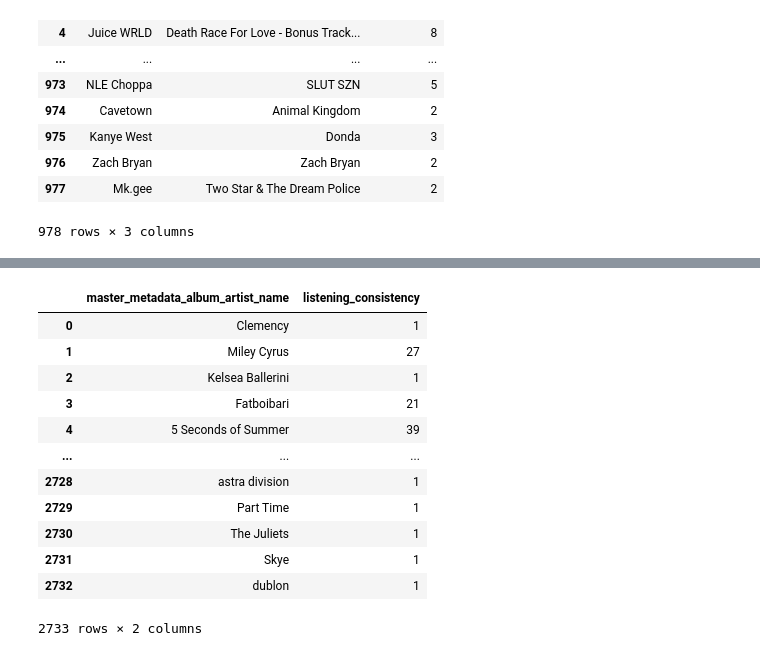
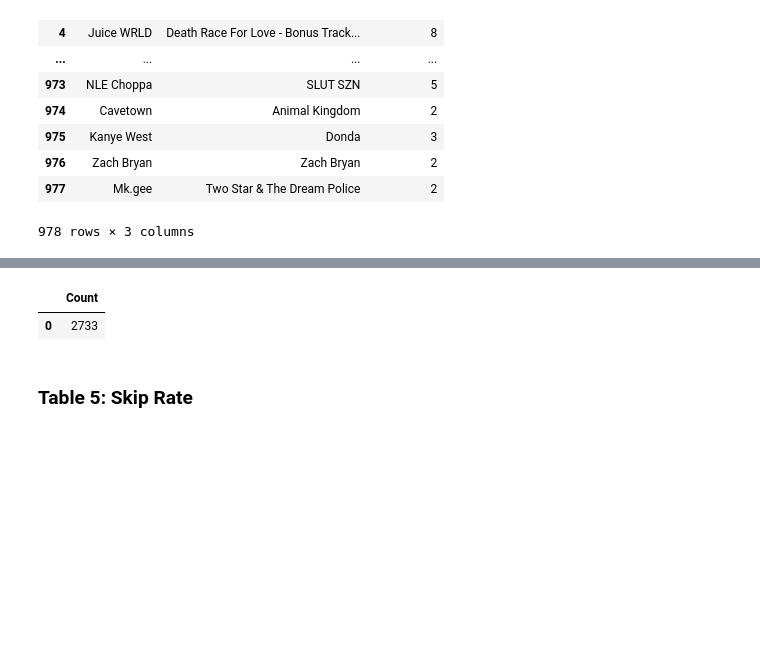
Before and after one commit to Saikeertanagubbala/Concerts4Superfans, a Jupyter notebook: json_cleaning.ipynb, the cells around one changed output, grey strips where cells are left out. Drawn from its saved outputs; the diff is of its cells as text; code cells hidden in the pictures; blank space fills up the shorter version.

```diff
--- a/json_cleaning.ipynb
+++ b/json_cleaning.ipynb
@@ -184,23 +159,14 @@ conn.execute("SELECT COUNT(*) AS play_count_per_artist,master_metadata_album_art
 # %%
 # Listening consistency — COUNT(DISTINCT month/year) per artist. Strongest superfan signal you have.
 # artist_name | months_active (Jan2019, Feb2019, March2020 -> counted up)
 # wallows     | 18
-conn.execute("SELECT master_metadata_album_artist_name, COUNT(DISTINCT strftime('%Y-%m', ts)) AS listening_consistency " \
+conn.execute("CREATE TABLE listening_consistency AS SELECT master_metadata_album_artist_name, COUNT(DISTINCT strftime('%Y-%m', ts)) AS listening_consistency " \
 " FROM podcast_dropped" \
 " GROUP BY master_metadata_album_artist_name").df()
 # %% [output]
-|  | master_metadata_album_artist_name | listening_consistency |
-| 0 | Clemency | 1 |
-| 1 | Miley Cyrus | 27 |
-| 2 | Kelsea Ballerini | 1 |
-| 3 | Fatboibari | 21 |
-| 4 | 5 Seconds of Summer | 39 |
-| ... | ... | ... |
-| 2728 | astra division | 1 |
-| 2729 | Part Time | 1 |
-| 2730 | The Juliets | 1 |
-| 2731 | Skye | 1 |
-| 2732 | dublon | 1 |
+|  | Count |
+| 0 | 2733 |
-2733 rows × 2 columns
+# %% [markdown]
+### Table 5: Skip Rate
 # %%
 # Skip rate per artist, higher = you skip the artist most of the time, lower = you let them play out.
```
Also changed, not shown: parts of 15 cells of this notebook.
